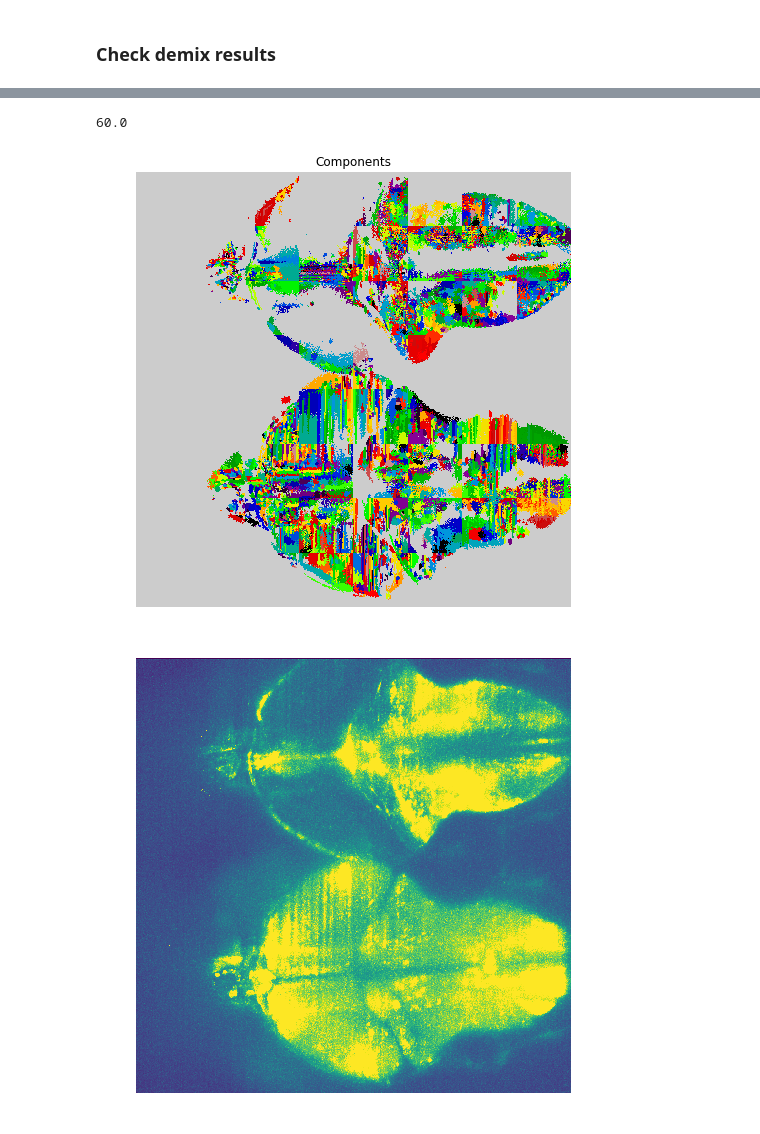
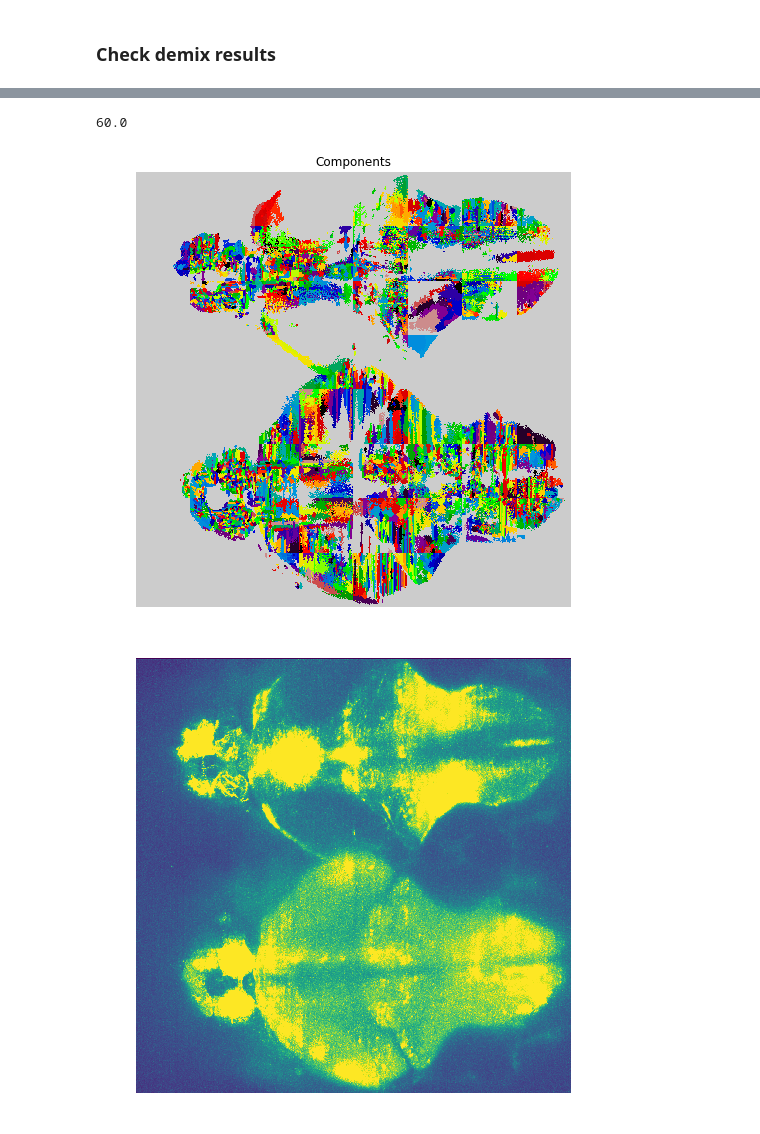
Before and after one commit to zqwei/Glia_analysis, a Jupyter notebook: Processing/Cell_segmentation.ipynb, the cells around one changed output, grey strips where cells are left out. Saved outputs shown, nothing was run; the diff lists cells and outputs as text; code cells hidden in the pictures.

```diff
--- a/Processing/Cell_segmentation.ipynb
+++ b/Processing/Cell_segmentation.ipynb
@@ -183,7 +183,7 @@ check_demix_cells(save_root, rand_block, plot_global=False, plot_mask=False)
 # %%
-nlayer = 10
+nlayer = 8
 check_demix_cells_layer(save_root, nlayer, nsplit=8)
 # %% [output]
 60.0
-[figure, old version]
+[figure, new version]
-[figure, old version]
+[figure, new version]
```
Also changed, not shown: parts of 1 cell of this notebook.
